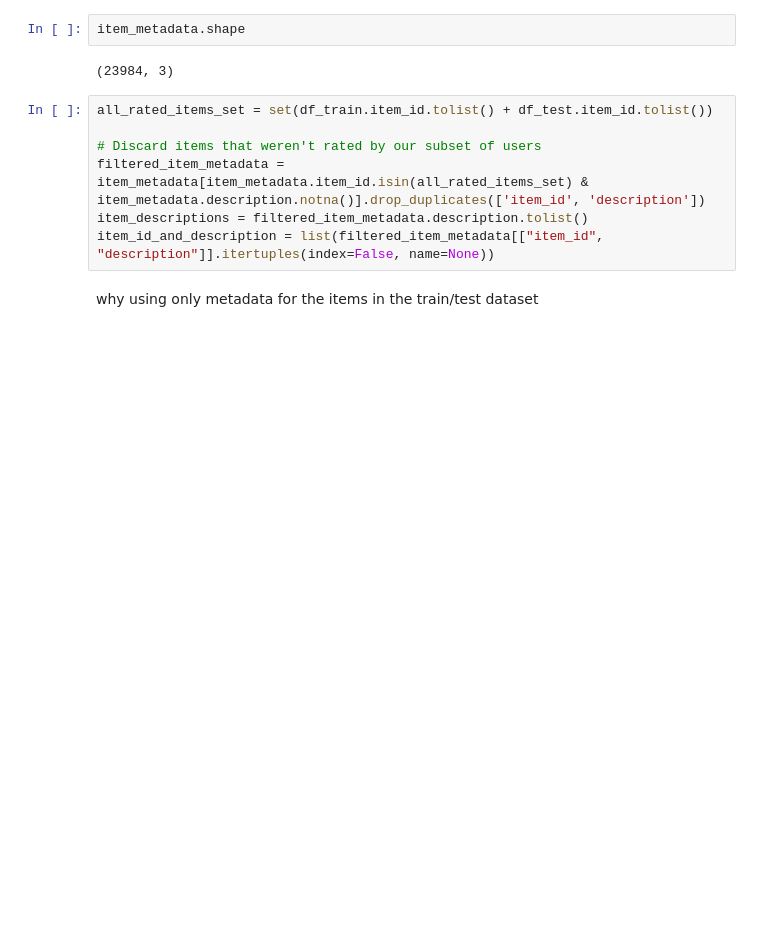
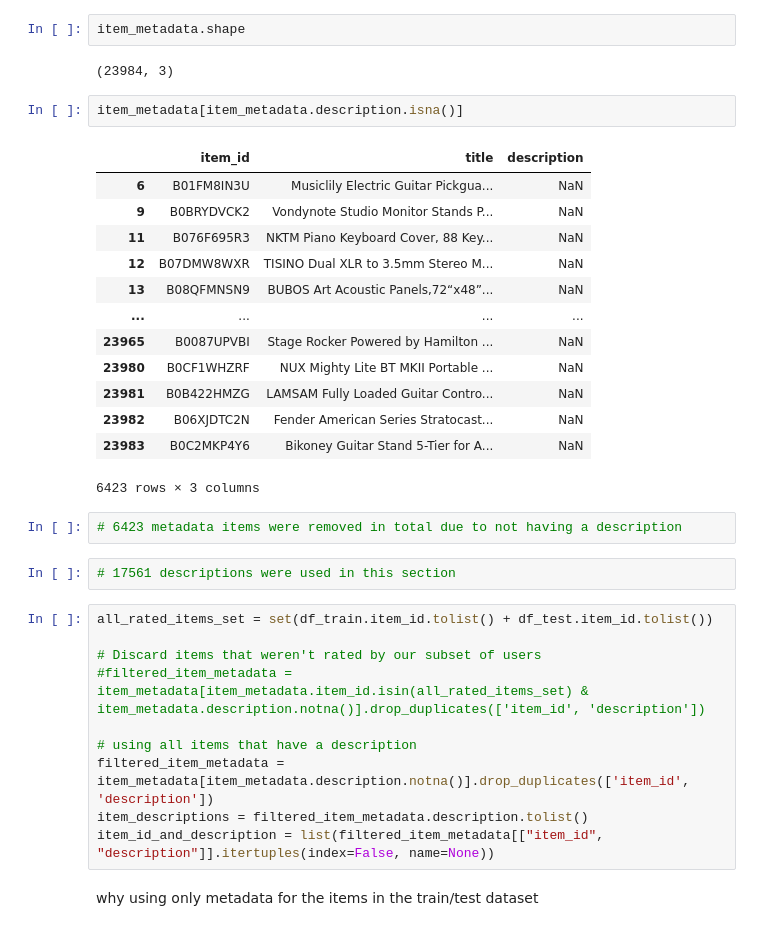
Before and after one commit to danielpenchev98/Web-Recommender-Systems-2025, a Jupyter notebook: project/project.ipynb, the cells around one changed output. Cells and saved outputs as stored; diff of their text form; blank space fills up the shorter version.

```diff
--- a/project/project.ipynb
+++ b/project/project.ipynb
@@ -1188,11 +1188,34 @@ item_metadata = pd.read_csv("metadata.tsv", sep="\t")
 item_metadata.shape
 # %% [output]
 (23984, 3)
+# %%
+item_metadata[item_metadata.description.isna()]
+# %% [output]
+|  | item_id | title | description |
+| 6 | B01FM8IN3U | Musiclily Electric Guitar Pickgua... | NaN |
+| 9 | B0BRYDVCK2 | Vondynote Studio Monitor Stands P... | NaN |
+| 11 | B076F695R3 | NKTM Piano Keyboard Cover, 88 Key... | NaN |
+| 12 | B07DMW8WXR | TISINO Dual XLR to 3.5mm Stereo M... | NaN |
+| 13 | B08QFMNSN9 | BUBOS Art Acoustic Panels,72“x48”... | NaN |
+| ... | ... | ... | ... |
+| 23965 | B0087UPVBI | Stage Rocker Powered by Hamilton ... | NaN |
+| 23980 | B0CF1WHZRF | NUX Mighty Lite BT MKII Portable ... | NaN |
+| 23981 | B0B422HMZG | LAMSAM Fully Loaded Guitar Contro... | NaN |
+| 23982 | B06XJDTC2N | Fender American Series Stratocast... | NaN |
+| 23983 | B0C2MKP4Y6 | Bikoney Guitar Stand 5-Tier for A... | NaN |
+6423 rows × 3 columns
+# %%
+# 6423 metadata items were removed in total due to not having a description
+# %%
+# 17561 descriptions were used in this section
 # %%
 all_rated_items_set = set(df_train.item_id.tolist() + df_test.item_id.tolist())
 
 # Discard items that weren't rated by our subset of users
-filtered_item_metadata = item_metadata[item_metadata.item_id.isin(all_rated_items_set) & item_metadata.description.notna()].drop_duplicates(['item_id', 'description'])
+#filtered_item_metadata = item_metadata[item_metadata.item_id.isin(all_rated_items_set) & item_metadata.description.notna()].drop_duplicates(['item_id', 'description'])
+
+# using all items that have a description
+filtered_item_metadata = item_metadata[item_metadata.description.notna()].drop_duplicates(['item_id', 'description'])
 item_descriptions = filtered_item_metadata.description.tolist()
 item_id_and_description = list(filtered_item_metadata[["item_id", "description"]].itertuples(index=False, name=None))
 # %% [markdown]
```
Also changed, not shown: parts of 48 cells of this notebook, 2 other files.
